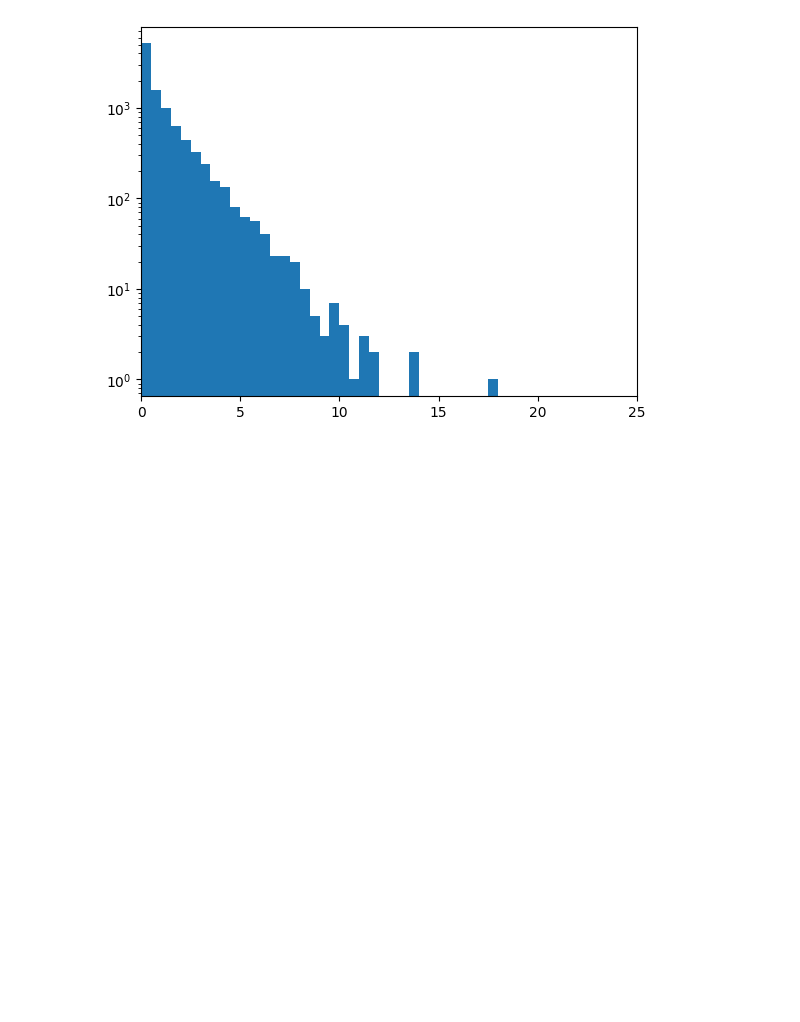
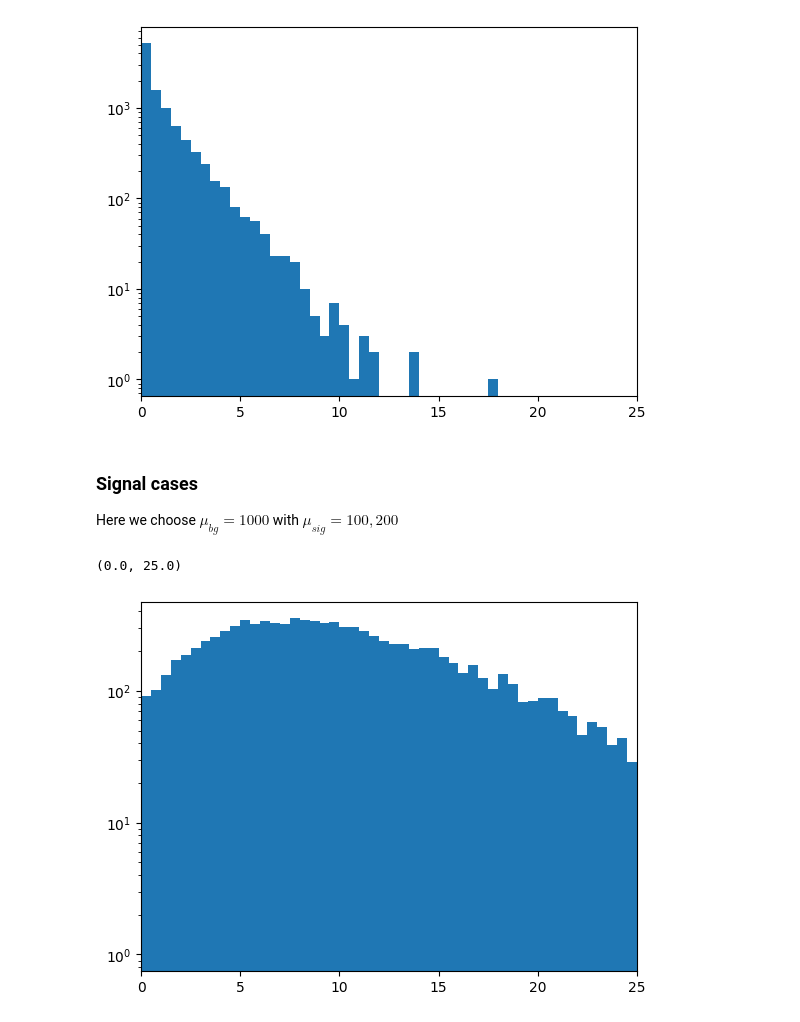
Before and after one commit to AliAhmad02/AdvancedAppstat2024, a Jupyter notebook: Exercises/lecture_11.ipynb, the cells around one changed output. Drawn from its saved outputs; the diff is of its cells as text; code cells hidden in the pictures; blank space fills up the shorter version.

```diff
--- a/Exercises/lecture_11.ipynb
+++ b/Exercises/lecture_11.ipynb
@@ -53,3 +53,41 @@ plt.xlim(0, 25)
 # %% [output]
 (0.0, 25.0)
 [figure]
+# %% [markdown]
+### Signal cases
+Here we choose $\mu_{bg}=1000$ with $\mu_{sig}=100, 200$
+# %%
+mubg_twosig = 1000
+musig_twosig1 = 100
+musig_twosig2 = 200
+
+poisson_twosig1 = np.column_stack(
+    (
+    np.random.poisson(lam=mubg_twosig + musig_twosig1, size=N_experiments),
+    np.random.poisson(lam=mubg_twosig, size=(N_experiments, Nbins - 1))
+    )
+)
+poisson_twosig2 = np.column_stack(
+    (
+    np.random.poisson(lam=mubg_twosig + musig_twosig2, size=N_experiments),
+    np.random.poisson(lam=mubg_twosig, size=(N_experiments, Nbins - 1))
+    )
+)
+Ntot_twosig1 = np.sum(poisson_twosig1, axis=1)
+Ntot_twosig2 = np.sum(poisson_twosig2, axis=1)
+x1_twosig1 = poisson_twosig1[:, 0]
+x1_twosig2 = poisson_twosig2[:, 0]
+lam_twosig1 = 2 * x1_twosig1 * np.log(Nbins / Ntot_twosig1 * x1_twosig1) + 2 * (
+    Ntot_twosig1 - x1_twosig1
+) * np.log(Nbins / Ntot_twosig1 * (Ntot_twosig1 - x1_twosig1) / (Nbins - 1))
+lam_twosig2 = 2 * x1_twosig2 * np.log(Nbins / Ntot_twosig2 * x1_twosig2) + 2 * (
+    Ntot_twosig2 - x1_twosig2
+) * np.log(Nbins / Ntot_twosig2 * (Ntot_twosig2 - x1_twosig2) / (Nbins - 1))
+lam_twosig1 = np.nan_to_num(lam_twosig1, nan=0, posinf=0, neginf=0)
+lam_twosig2 = np.nan_to_num(lam_twosig2, nan=0, posinf=0, neginf=0)
+# %%
+plt.hist(lam_twosig1, bins=np.arange(0, 100, 0.5), log=True)
+plt.xlim(0, 25)
+# %% [output]
+(0.0, 25.0)
+[figure, added]
```
Also changed, not shown: parts of 1 cell of this notebook.
